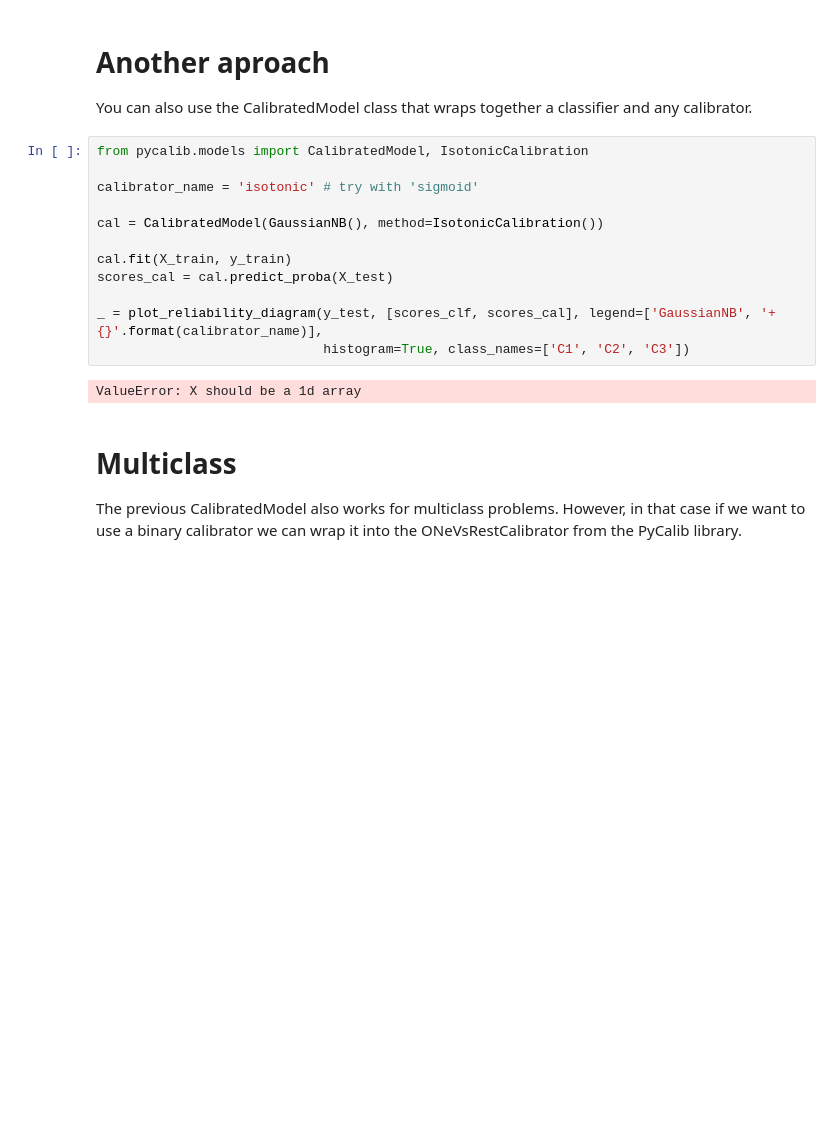
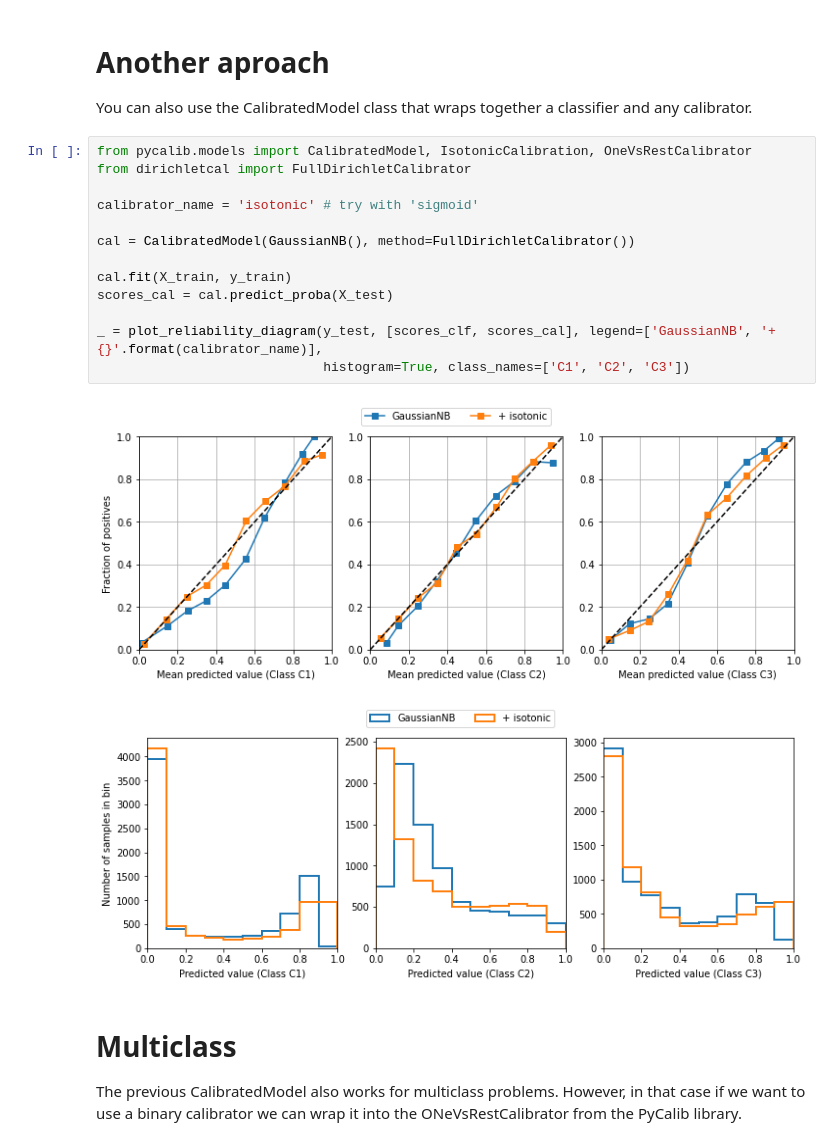
Before and after one commit to classifier-calibration/hands_on, a Jupyter notebook: notebooks/2_training_a_calibrator.ipynb, the cells around one changed output. Saved outputs shown, nothing was run; the diff lists cells and outputs as text; blank space fills up the shorter version.

Commit message:
Reestructured and updated - Reestructured section numbers - Updated the calibration examples - Changed order of ternary calibration maps

```diff
--- a/notebooks/4_training_a_calibrator.ipynb
+++ b/notebooks/2_training_a_calibrator.ipynb
@@ -105,19 +105,21 @@ models = [(LinearRegression, {},"Linear Regression"),
 
 You can also use the CalibratedModel class that wraps together a classifier and any calibrator.
 # %%
-from pycalib.models import CalibratedModel, IsotonicCalibration
+from pycalib.models import CalibratedModel, IsotonicCalibration, OneVsRestCalibrator
+from dirichletcal import FullDirichletCalibrator
 
 calibrator_name = 'isotonic' # try with 'sigmoid'
 
-cal = CalibratedModel(GaussianNB(), method=IsotonicCalibration())
+cal = CalibratedModel(GaussianNB(), method=FullDirichletCalibrator())
 
 cal.fit(X_train, y_train)
 scores_cal = cal.predict_proba(X_test)
 
 _ = plot_reliability_diagram(y_test, [scores_clf, scores_cal], legend=['GaussianNB', '+ {}'.format(calibrator_name)],
                              histogram=True, class_names=['C1', 'C2', 'C3'])
 # %% [output]
-ValueError: X should be a 1d array
+[figure, added]
+[figure, added]
 # %% [markdown]
 # Multiclass
 
```
Also changed, not shown: 5 other files.
